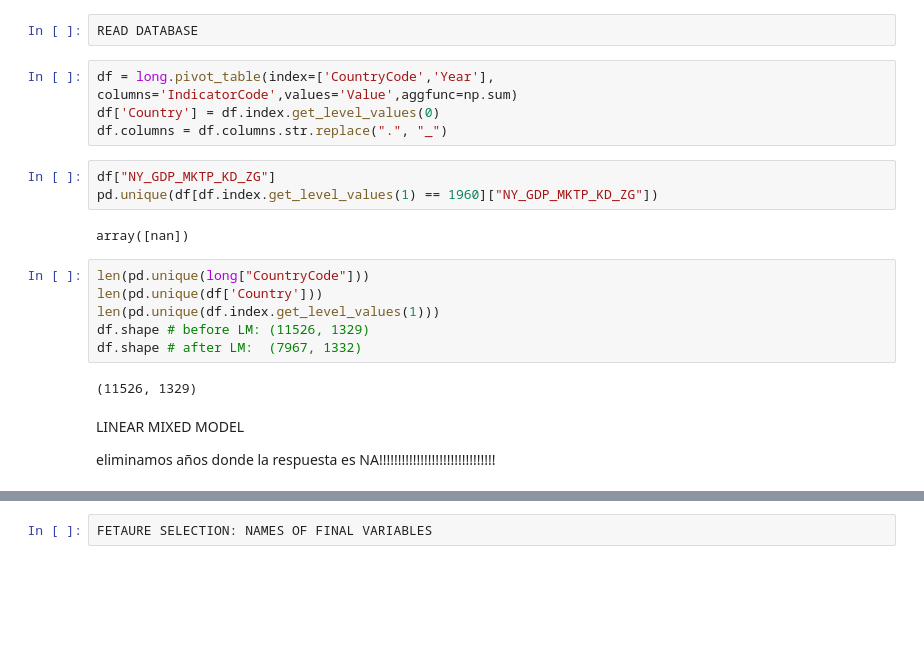
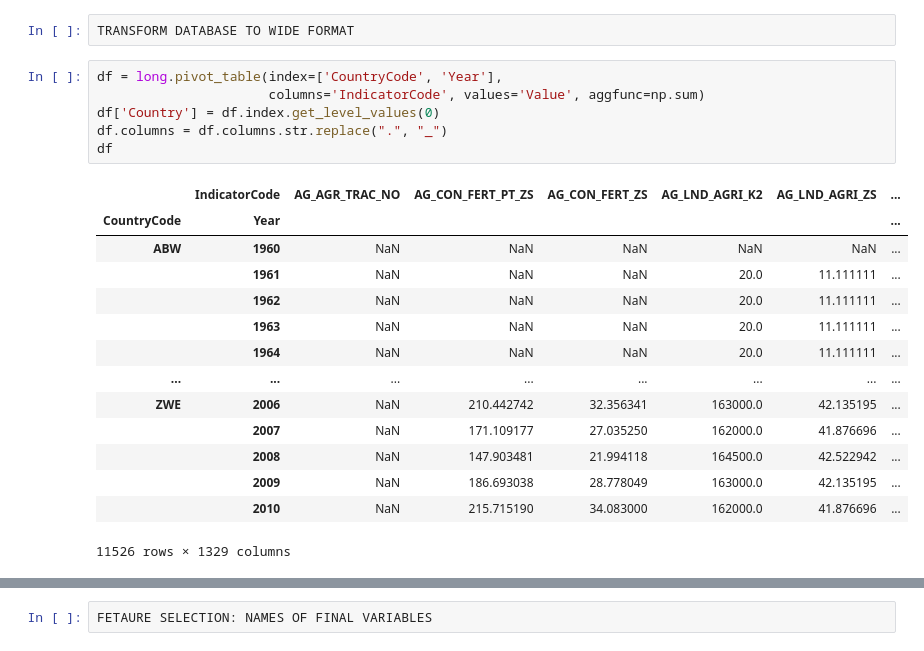
Before and after one commit to brantrigo/GDP-Growth, a Jupyter notebook: analysis/dbCreation_FeatureAnalysis.ipynb, the cells around one changed output, grey strips where cells are left out. Cells and saved outputs as stored; diff of their text form; blank space fills up the shorter version.

```diff
--- a/analysis/dbCreation_FeatureAnalysis.ipynb
+++ b/analysis/dbCreation_FeatureAnalysis.ipynb
@@ -41,23 +67,23 @@ long= long.loc[~long["CountryCode"].isin(not_country)]
-# %%
-READ DATABASE
+# %%
+TRANSFORM DATABASE TO WIDE FORMAT
 # %%
-df = long.pivot_table(index=['CountryCode','Year'], columns='IndicatorCode',values='Value',aggfunc=np.sum)
+df = long.pivot_table(index=['CountryCode', 'Year'],
+                      columns='IndicatorCode', values='Value', aggfunc=np.sum)
 df['Country'] = df.index.get_level_values(0)
 df.columns = df.columns.str.replace(".", "_")
+df
+# %% [output]
+|  | IndicatorCode | AG_AGR_TRAC_NO | AG_CON_FERT_PT_ZS | AG_CON_FERT_ZS | AG_LND_AGRI_K2 | AG_LND_AGRI_ZS | ... |
+| CountryCode | Year |  |  |  |  |  | ... |
+| ABW | 1960 | NaN | NaN | NaN | NaN | NaN | ... |
+|  | 1961 | NaN | NaN | NaN | 20.0 | 11.111111 | ... |
+|  | 1962 | NaN | NaN | NaN | 20.0 | 11.111111 | ... |
+|  | 1963 | NaN | NaN | NaN | 20.0 | 11.111111 | ... |
+|  | 1964 | NaN | NaN | NaN | 20.0 | 11.111111 | ... |
+| ... | ... | ... | ... | ... | ... | ... | ... |
+| ZWE | 2006 | NaN | 210.442742 | 32.356341 | 163000.0 | 42.135195 | ... |
+|  | 2007 | NaN | 171.109177 | 27.035250 | 162000.0 | 41.876696 | ... |
+|  | 2008 | NaN | 147.903481 | 21.994118 | 164500.0 | 42.522942 | ... |
+|  | 2009 | NaN | 186.693038 | 28.778049 | 163000.0 | 42.135195 | ... |
+|  | 2010 | NaN | 215.715190 | 34.083000 | 162000.0 | 41.876696 | ... |
+11526 rows × 1329 columns
-# %%
-df["NY_GDP_MKTP_KD_ZG"]
-pd.unique(df[df.index.get_level_values(1) == 1960]["NY_GDP_MKTP_KD_ZG"])
-# %% [output]
-array([nan])
-# %%
-len(pd.unique(long["CountryCode"]))
-len(pd.unique(df['Country']))
-len(pd.unique(df.index.get_level_values(1)))
-df.shape # before LM: (11526, 1329)
-df.shape # after LM:  (7967, 1332)
-# %% [output]
-(11526, 1329)
-# %% [markdown]
-LINEAR MIXED MODEL
-
-eliminamos años donde la respuesta es NA!!!!!!!!!!!!!!!!!!!!!!!!!!!!!!!
```
Also changed, not shown: parts of 16 cells of this notebook, 5 other files.
